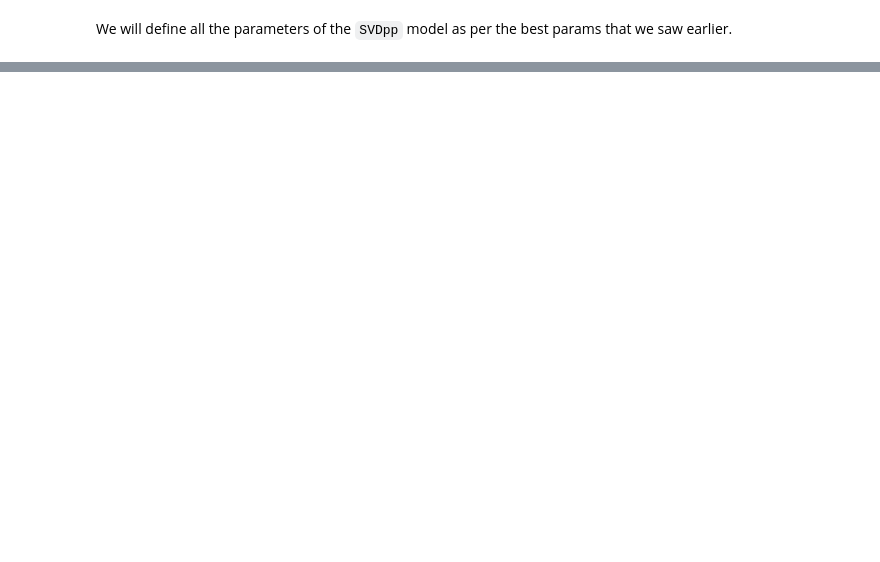
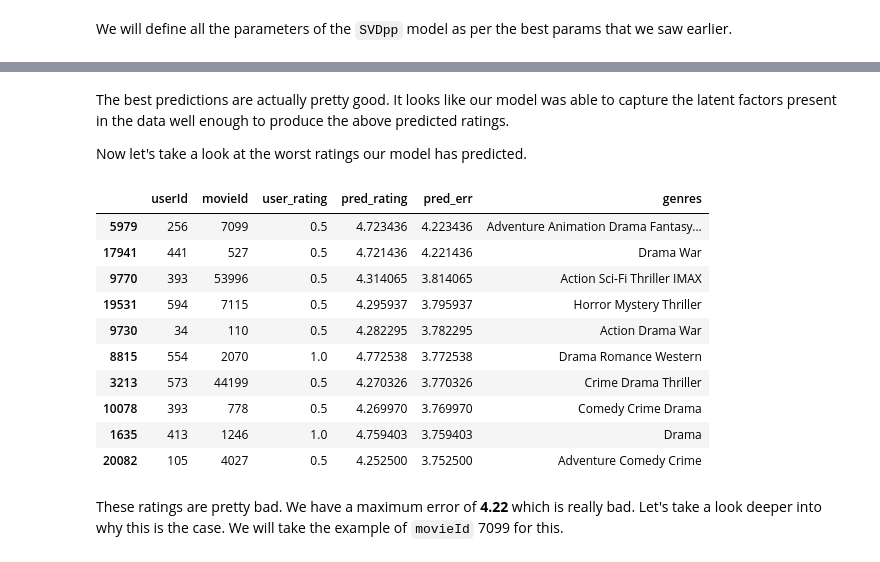
Before and after one commit to sujayjangam/Movie-Recommender-System, a Jupyter notebook: 3_Surprise_Library_Models.ipynb, the cells around one changed output, grey strips where cells are left out. Saved outputs shown, nothing was run; the diff lists cells and outputs as text; code cells hidden in the pictures; blank space fills up the shorter version.

```diff
--- a/3_Surprise_Library_Models.ipynb
+++ b/3_Surprise_Library_Models.ipynb
@@ -789,2 +827,6 @@ algo2.fit(trainset);
 # %%
-predictions2 = algo2.test(testset)
+# %% time will output the time taken for this cell to execute
+%%time
+
+# generate the predictions for SVD model
+predictions_2nd_best = algo_2nd_best.test(testset)
@@ -906,0 +1025,8 @@ data.raw_ratings = train_raw_ratings
+# %%
+# converting our predictions to a dataframe
+pred_df = pd.DataFrame(predictions_2nd_best,
+                       columns=['userId', 'movieId',
+                                'user_rating', 'pred_rating',
+                                'details']
+                      )
+pred_df.drop(columns=['details'], inplace=True)
@@ -906,0 +1044,8 @@ data.raw_ratings = train_raw_ratings
+# %%
+# creating new column for prediction error
+pred_df['pred_err'] = abs(pred_df['user_rating'] - pred_df['pred_rating'])
+# %%
+# getting genres for each prediction
+pred_df['genres'] = pred_df['movieId'].map(lambda x: movie_df.\
+                                           loc[movie_df['movieId'] == x,
+                                               'genres'].values[0])
@@ -906,0 +1086,21 @@ data.raw_ratings = train_raw_ratings
+# %% [markdown]
+The best predictions are actually pretty good. It looks like our model was able to capture the latent factors present in the data well enough to produce the above predicted ratings.
+
+Now let's take a look at the worst ratings our model has predicted.
+# %%
+worst_10_pred = pred_df.sort_values('pred_err', ascending=False).head(10)
+worst_10_pred
+# %% [output]
+|  | userId | movieId | user_rating | pred_rating | pred_err | genres |
+| 5979 | 256 | 7099 | 0.5 | 4.723436 | 4.223436 | Adventure Animation Drama Fantasy... |
+| 17941 | 441 | 527 | 0.5 | 4.721436 | 4.221436 | Drama War |
+| 9770 | 393 | 53996 | 0.5 | 4.314065 | 3.814065 | Action Sci-Fi Thriller IMAX |
+| 19531 | 594 | 7115 | 0.5 | 4.295937 | 3.795937 | Horror Mystery Thriller |
+| 9730 | 34 | 110 | 0.5 | 4.282295 | 3.782295 | Action Drama War |
+| 8815 | 554 | 2070 | 1.0 | 4.772538 | 3.772538 | Drama Romance Western |
+| 3213 | 573 | 44199 | 0.5 | 4.270326 | 3.770326 | Crime Drama Thriller |
+| 10078 | 393 | 778 | 0.5 | 4.269970 | 3.769970 | Comedy Crime Drama |
+| 1635 | 413 | 1246 | 1.0 | 4.759403 | 3.759403 | Drama |
+| 20082 | 105 | 4027 | 0.5 | 4.252500 | 3.752500 | Adventure Comedy Crime |
+# %% [markdown]
+These ratings are pretty bad. We have a maximum error of **4.22** which is really bad. Let's take a look deeper into why this is the case. We will take the example of `movieId` 7099 for this.
```
Also changed, not shown: parts of 133 cells of this notebook.
